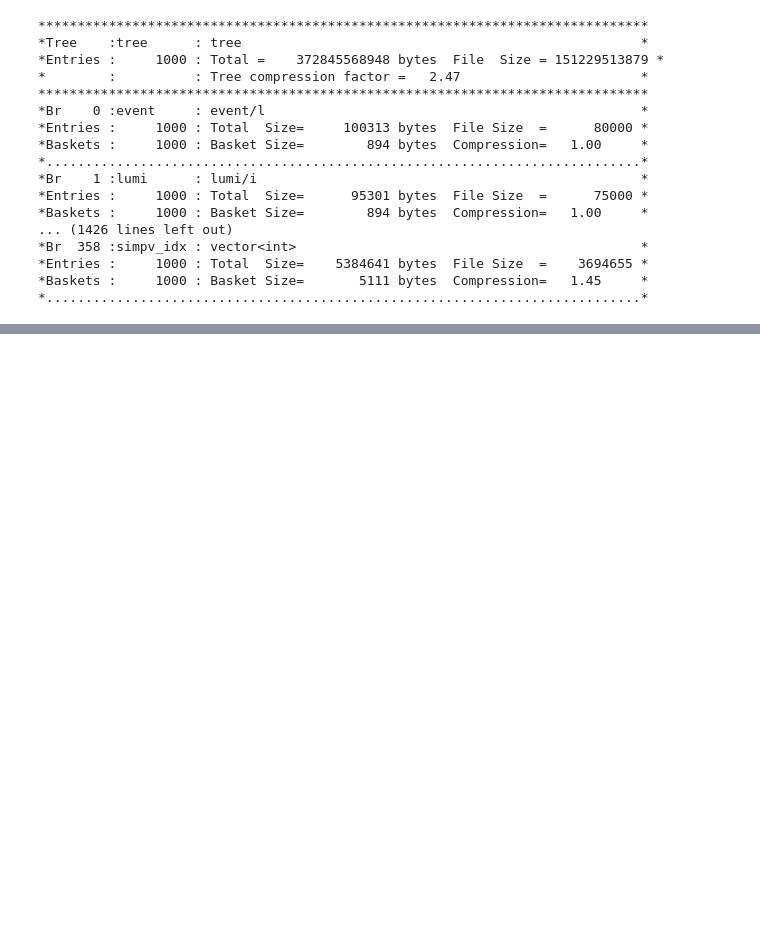
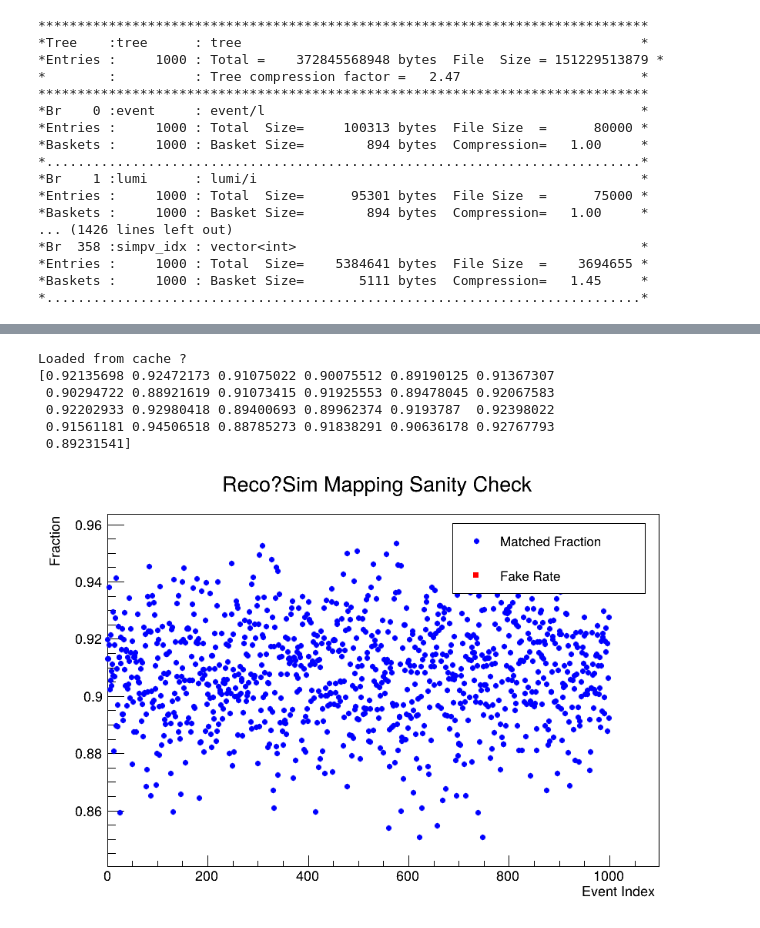
Before and after one commit to loganprosser/rootanalysis, a Jupyter notebook: pyroot/tutorial.ipynb, the cells around one changed output, grey strips where cells are left out. Drawn from its saved outputs; the diff is of its cells as text; code cells hidden in the pictures; blank space fills up the shorter version.

```diff
--- a/pyroot/tutorial.ipynb
+++ b/pyroot/tutorial.ipynb
@@ -60,27 +103,53 @@ for event in t:
+# %%
+# loading data if it previously exists
+
+data = np.load("mapping_sanity_cache.npz")
+
+match_frac = data["match_frac"]
+fake_rate  = data["fake_rate"]
+event_id   = data["event_id"]
+
+print("Loaded from cache ?")
+
+print(match_frac[975:])
+# %% [output]
+Loaded from cache ?
+[0.92135698 0.92472173 0.91075022 0.90075512 0.89190125 0.91367307
+ 0.90294722 0.88921619 0.91073415 0.91925553 0.89478045 0.92067583
+ 0.92202933 0.92980418 0.89400693 0.89962374 0.9193787  0.92398022
+ 0.91561181 0.94506518 0.88785273 0.91838291 0.90636178 0.92767793
+ 0.89231541]
 # %%
 n = len(match_frac)
-g_match = ROOT.TGraph(n, array('d', range(n)), array('d', match_frac))
-g_fake = ROOT.TGraph(n, array('d', range(n)), array('d', fake_rate))
+
+# --- Create graphs ---
+g_match = ROOT.TGraph()
+g_fake  = ROOT.TGraph()
 
 for i in range(n):
-    g_match.SetPoint(i, i, match_frac[i])
-    g_fake.SetPoint(i, i, fake_rate[i])
+    g_match.SetPoint(i, i, float(match_frac[i]))
+    g_fake.SetPoint(i, i, float(fake_rate[i]))
 
-g_match.SetTitle("Match Fraction;Event Index;Match Fraction")
+# --- Style ---
+g_match.SetTitle("Reco?Sim Mapping Sanity Check;Event Index;Fraction")
 g_match.SetMarkerStyle(20)
 g_match.SetMarkerColor(ROOT.kBlue)
+g_match.SetMarkerSize(0.9)
 
 g_fake.SetMarkerStyle(21)
 g_fake.SetMarkerColor(ROOT.kRed)
 g_fake.SetMarkerSize(0.9)
 
-c = ROOT.TCanvas("c", "Match Fraction and Fake Rate", 900, 600)
+# --- Draw ---
+c = ROOT.TCanvas("c", "Match Fraction vs Fake Rate", 900, 600)
 g_match.Draw("AP")
 g_fake.Draw("P SAME")
 
 leg = ROOT.TLegend(0.60, 0.72, 0.88, 0.88)
-leg.AddEntry(g_match, "Matched fraction", "p")
-leg.AddEntry(g_fake,  "Fake rate", "p")
+leg.AddEntry(g_match, "Matched Fraction", "p")
+leg.AddEntry(g_fake,  "Fake Rate", "p")
 leg.Draw()
 
 c.Draw()
+# %% [output]
+[figure, added]
```
Also changed, not shown: parts of 3 cells of this notebook.
